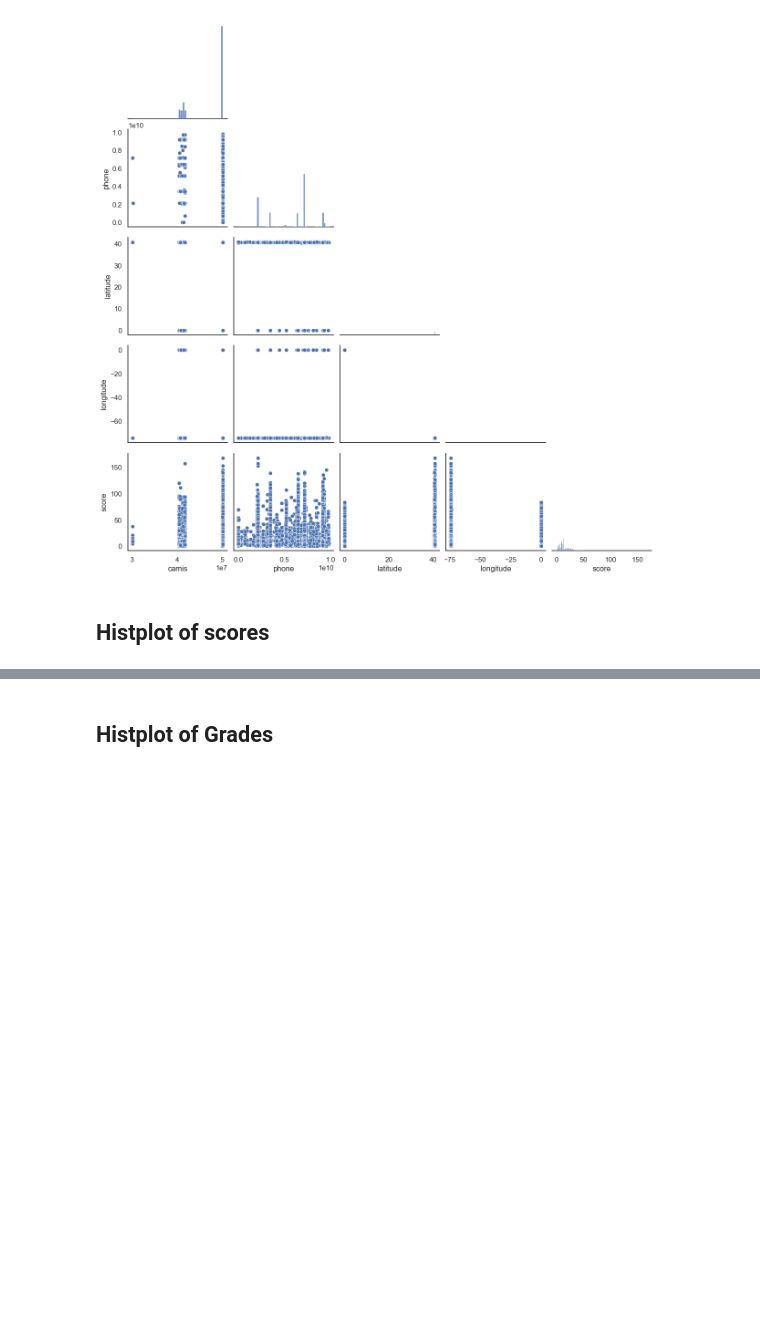
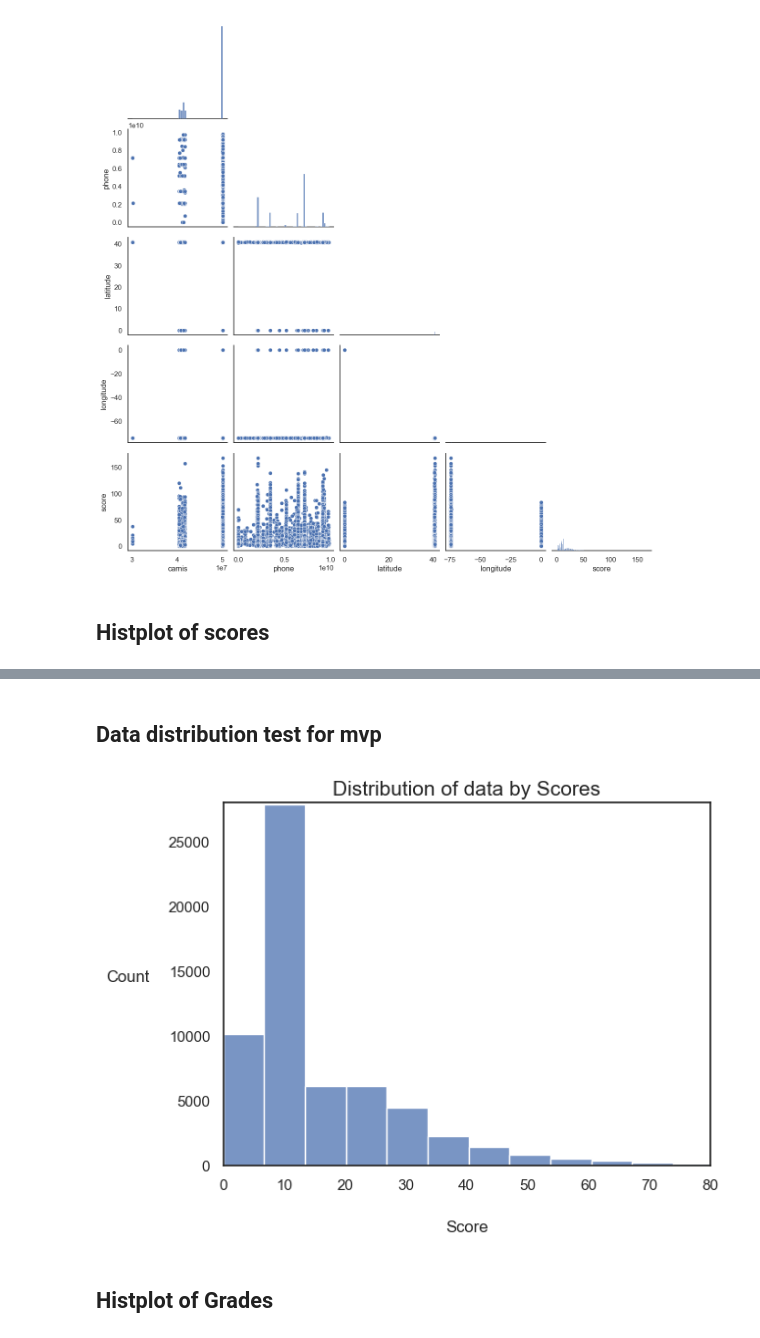
Before and after one commit to Somerville-2023/New-York-health-Inspection-Prediction, a Jupyter notebook: marc-folder/marc_eda.ipynb, the cells around one changed output, grey strips where cells are left out. Cells and saved outputs as stored; diff of their text form; code cells hidden in the pictures; blank space fills up the shorter version.

```diff
--- a/marc-folder/marc_eda.ipynb
+++ b/marc-folder/marc_eda.ipynb
@@ -566,3 +566,11 @@ plt.show()
+# %% [markdown]
+## Data distribution test for mvp
+# %%
+import marc_explore as e
+
+e.data_distribution(ny)
+# %% [output]
+[figure, added]
 # %% [markdown]
 ## Histplot of Grades
 # %%
```
Also changed, not shown: parts of 37 cells of this notebook, 1 other file.
